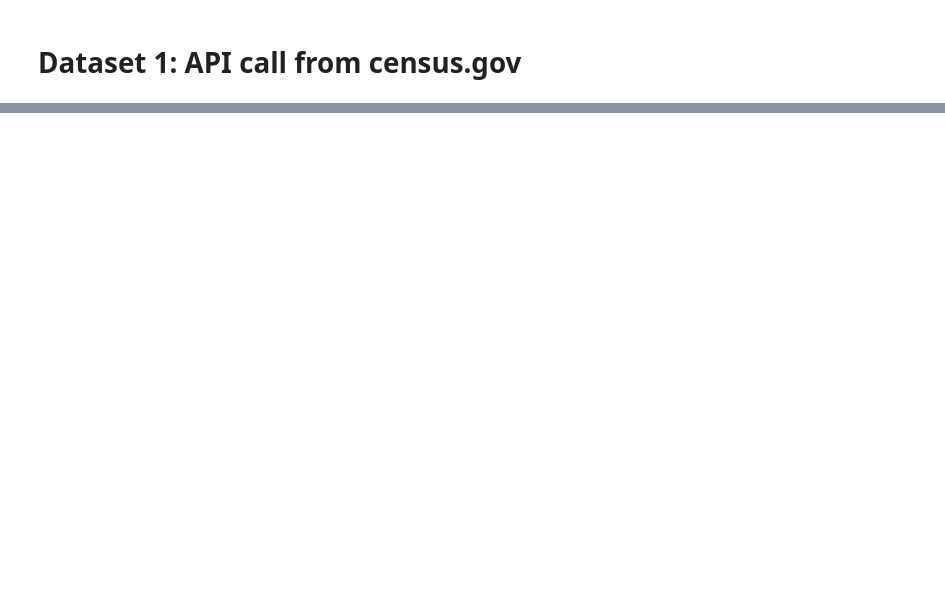
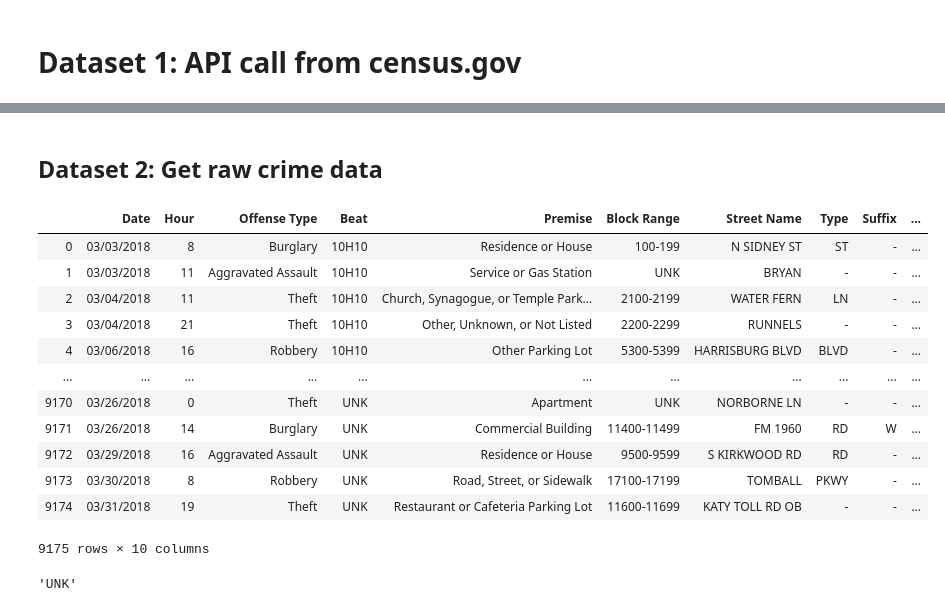
Before and after one commit to florin-vasiliu/Houston-Crime-Analysis, a Jupyter notebook: Florin/CensusVariablesByTractCode.ipynb, the cells around one changed output, grey strips where cells are left out. Drawn from its saved outputs; the diff is of its cells as text; code cells hidden in the pictures; blank space fills up the shorter version.

```diff
--- a/Florin/CensusVariablesByTractCode.ipynb
+++ b/Florin/CensusVariablesByTractCode.ipynb
@@ -52,0 +152,26 @@ response.json()
+# %% [markdown]
+## Dataset 2: Get raw crime data
+# %%
+#Read one crime excel file
+xls_url = "https://www.houstontx.gov/police/cs/xls/mar18.xls"
+crime_df = pd.read_excel(xls_url)
+# %%
+crime_df
+# %% [output]
+|  | Date | Hour | Offense Type | Beat | Premise | Block Range | Street Name | Type | Suffix | ... |
+| 0 | 03/03/2018 | 8 | Burglary | 10H10 | Residence or House | 100-199 | N SIDNEY ST | ST | - | ... |
+| 1 | 03/03/2018 | 11 | Aggravated Assault | 10H10 | Service or Gas Station | UNK | BRYAN | - | - | ... |
+| 2 | 03/04/2018 | 11 | Theft | 10H10 | Church, Synagogue, or Temple Park... | 2100-2199 | WATER FERN | LN | - | ... |
+| 3 | 03/04/2018 | 21 | Theft | 10H10 | Other, Unknown, or Not Listed | 2200-2299 | RUNNELS | - | - | ... |
+| 4 | 03/06/2018 | 16 | Robbery | 10H10 | Other Parking Lot | 5300-5399 | HARRISBURG BLVD | BLVD | - | ... |
+| ... | ... | ... | ... | ... | ... | ... | ... | ... | ... | ... |
+| 9170 | 03/26/2018 | 0 | Theft | UNK | Apartment | UNK | NORBORNE LN | - | - | ... |
+| 9171 | 03/26/2018 | 14 | Burglary | UNK | Commercial Building | 11400-11499 | FM 1960 | RD | W | ... |
+| 9172 | 03/29/2018 | 16 | Aggravated Assault | UNK | Residence or House | 9500-9599 | S KIRKWOOD RD | RD | - | ... |
+| 9173 | 03/30/2018 | 8 | Robbery | UNK | Road, Street, or Sidewalk | 17100-17199 | TOMBALL | PKWY | - | ... |
+| 9174 | 03/31/2018 | 19 | Theft | UNK | Restaurant or Cafeteria Parking Lot | 11600-11699 | KATY TOLL RD OB | - | - | ... |
+9175 rows × 10 columns
+# %%
+crime_df.loc[1, "Block Range"].split("-")[0]
+# %% [output]
+'UNK'
```
Also changed, not shown: parts of 22 cells of this notebook, 8 other files.
